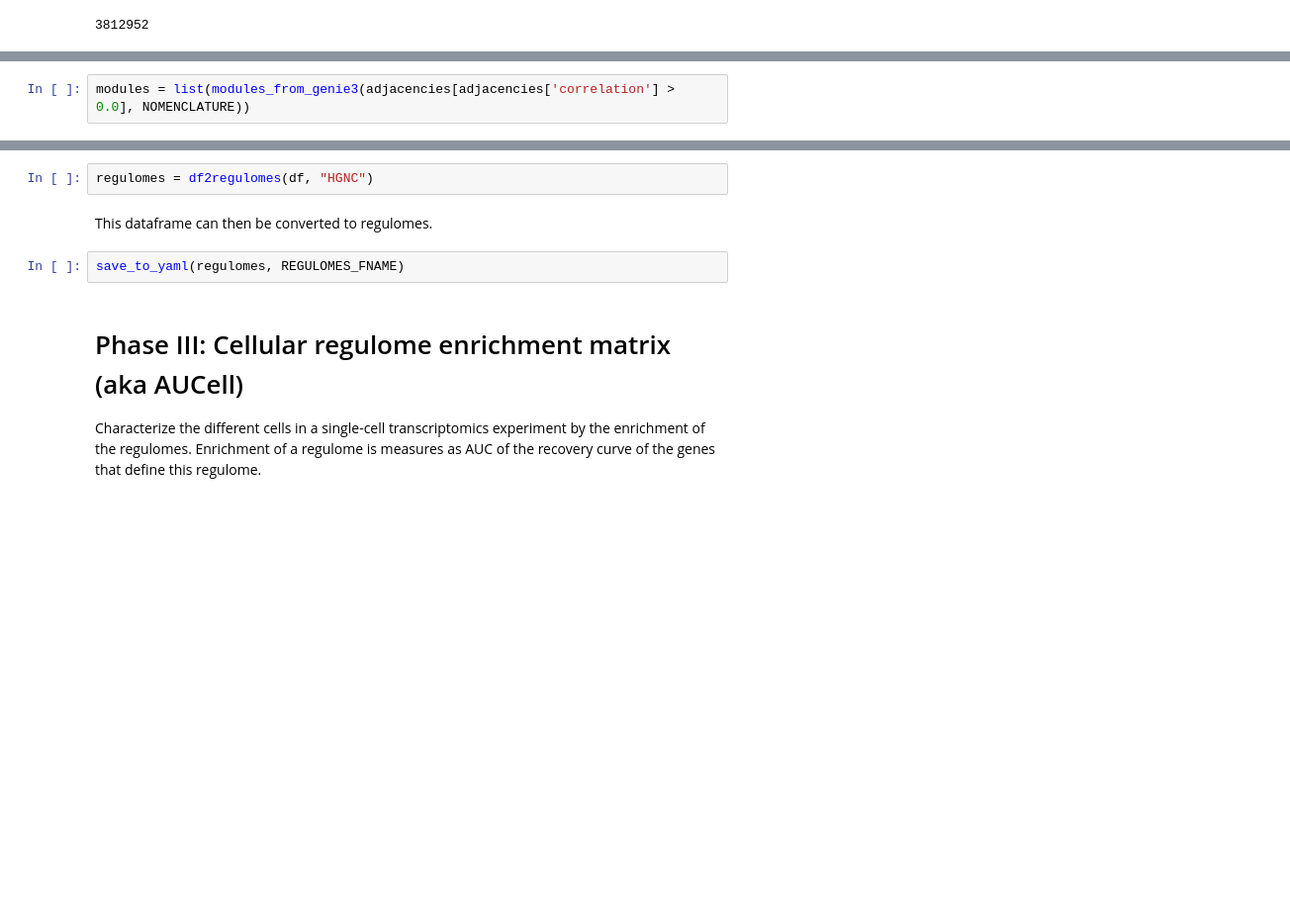
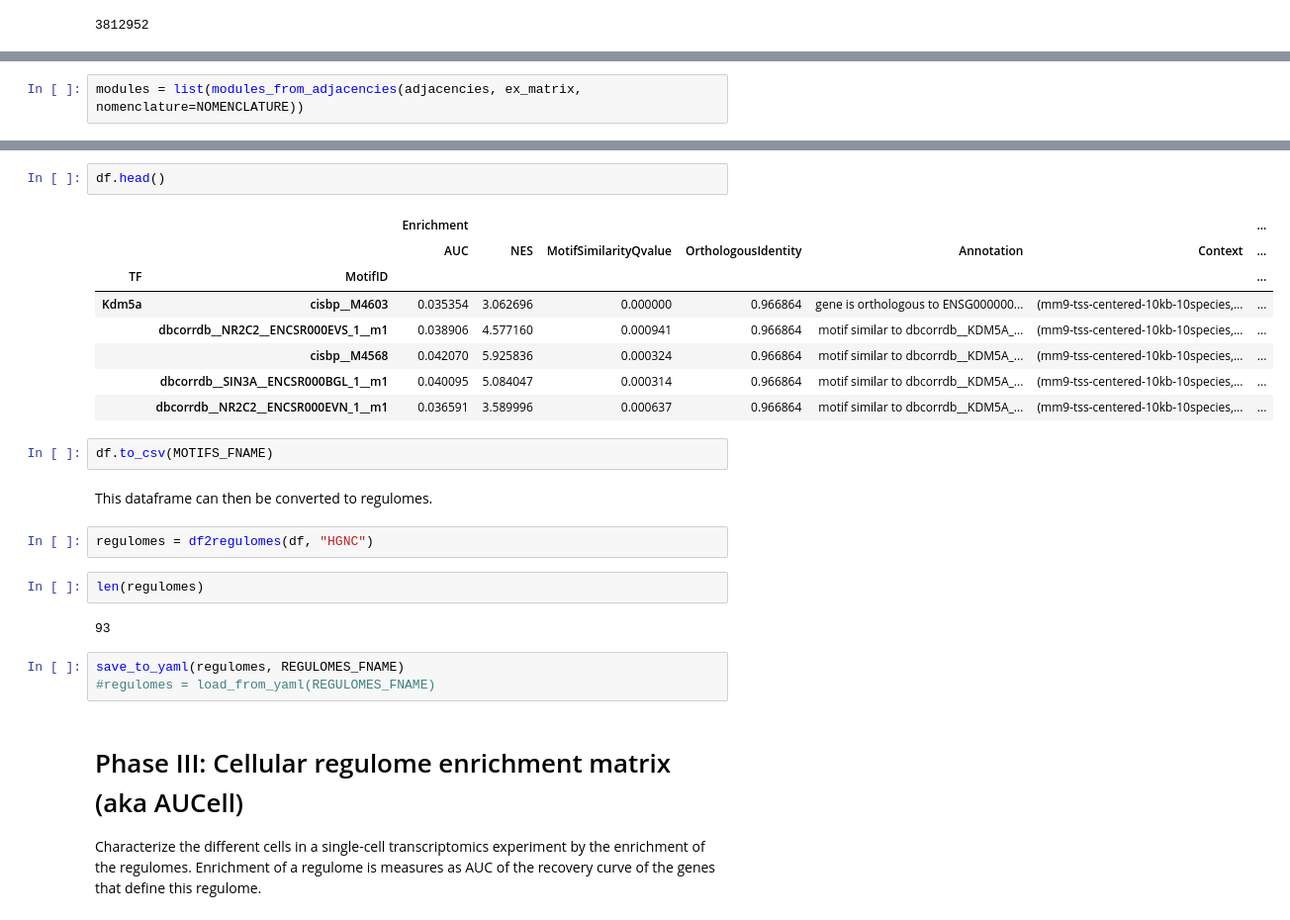
Before and after one commit to aertslab/pySCENIC, a Jupyter notebook: notebooks/pySCENIC - Full pipeline.ipynb, the cells around one changed output, grey strips where cells are left out. Shown: that part at 99% size. Cells and saved outputs as stored; diff of their text form; blank space fills up the shorter version.

```diff
--- a/notebooks/pySCENIC - Full pipeline.ipynb
+++ b/notebooks/pySCENIC - Full pipeline.ipynb
@@ -157,2 +155,2 @@ The alternative way to create the TF-modules is to select the best regulators fo
 # %%
-modules = list(modules_from_genie3(adjacencies[adjacencies['correlation'] > 0.0], NOMENCLATURE))
+modules = list(modules_from_adjacencies(adjacencies, ex_matrix, nomenclature=NOMENCLATURE))
@@ -217,9 +194,27 @@ Using 6 workers.
+# %%
+df.head()
+# %% [output]
+|  |  | Enrichment |  |  |  |  |  | ... |
+|  |  | AUC | NES | MotifSimilarityQvalue | OrthologousIdentity | Annotation | Context | ... |
+| TF | MotifID |  |  |  |  |  |  | ... |
+| Kdm5a | cisbp__M4603 | 0.035354 | 3.062696 | 0.000000 | 0.966864 | gene is orthologous to ENSG000000... | (mm9-tss-centered-10kb-10species,... | ... |
+|  | dbcorrdb__NR2C2__ENCSR000EVS_1__m1 | 0.038906 | 4.577160 | 0.000941 | 0.966864 | motif similar to dbcorrdb__KDM5A_... | (mm9-tss-centered-10kb-10species,... | ... |
+|  | cisbp__M4568 | 0.042070 | 5.925836 | 0.000324 | 0.966864 | motif similar to dbcorrdb__KDM5A_... | (mm9-tss-centered-10kb-10species,... | ... |
+|  | dbcorrdb__SIN3A__ENCSR000BGL_1__m1 | 0.040095 | 5.084047 | 0.000314 | 0.966864 | motif similar to dbcorrdb__KDM5A_... | (mm9-tss-centered-10kb-10species,... | ... |
+|  | dbcorrdb__NR2C2__ENCSR000EVN_1__m1 | 0.036591 | 3.589996 | 0.000637 | 0.966864 | motif similar to dbcorrdb__KDM5A_... | (mm9-tss-centered-10kb-10species,... | ... |
+# %%
+df.to_csv(MOTIFS_FNAME)
+# %% [markdown]
+This dataframe can then be converted to regulomes.
 # %%
 regulomes = df2regulomes(df, "HGNC")
-# %% [markdown]
-This dataframe can then be converted to regulomes.
+# %%
+len(regulomes)
+# %% [output]
+93
 # %%
 save_to_yaml(regulomes, REGULOMES_FNAME)
+#regulomes = load_from_yaml(REGULOMES_FNAME)
 # %% [markdown]
 # Phase III: Cellular regulome enrichment matrix (aka AUCell)
 
```
Also changed, not shown: parts of 26 cells of this notebook, 1 other file.
